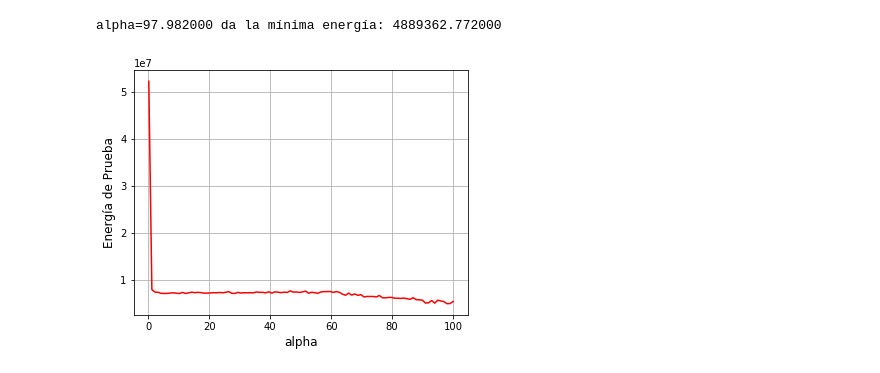
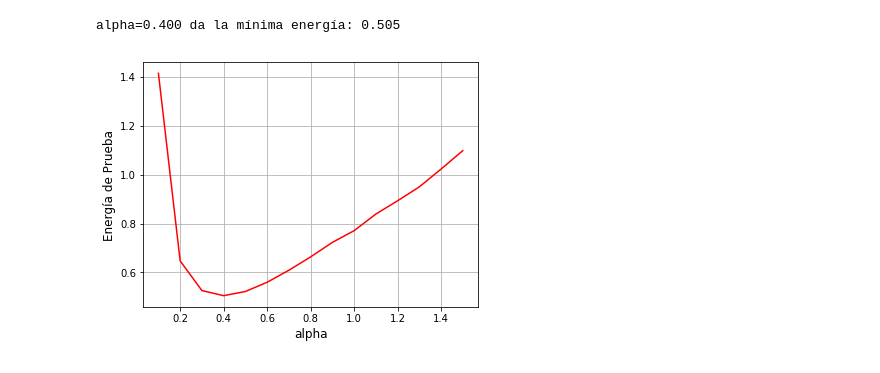
Before and after one commit to eilinlunam/Fisicoquimica-Computacional, a Jupyter notebook: Tarea_7_Metropolis.ipynb, the cells around one changed output. Cells and saved outputs as stored; diff of their text form; code cells hidden in the pictures.

```diff
--- a/Tarea_7_Metropolis.ipynb
+++ b/Tarea_7_Metropolis.ipynb
@@ -45,28 +72 @@ Con:
-# %%
-mu = 1.0  # Masa reducida
-l = 0.0 # Numero cuantico angular
-Z = 1.0 # Masa atómica
-n_samples = 10000
-
-def phi(r, alpha):
-    return np.exp(-alpha*r)
-
-# Implementando montecarlo.
-def Et(alpha, n_samples=n_samples, ls=5.):
-
-    # Integral R*R
-    r=MCMC(n_samples, alpha)
-    f= r**2 * np.exp(-2*alpha*r)
-    fmed=np.sum(f)/len(r)/n_samples
-    int1 = fmed*(ls-0.0)
-
-    # Integral RHR
-    R = np.exp(-alpha*r)
-    d1R = -alpha*np.exp(-alpha*r)
-    d2R = alpha**2 * np.exp(-alpha*r)
-    RHR = r**2 * R * (-1/(2*mu)*(d2R + 2/r*d1R) + l*(l+l)/(2*mu**2)*R - Z/r*R)
-    fmed=np.sum(RHR)*len(r)/n_samples
-    int2 = fmed*(ls-0.0)
-
-    return int2/int1
 # %%
@@ -149,16 +158,22 @@ plt.show()
 # %%
-alphas = np.linspace(0.1,100,100)
+#DEFINIENDO PARAMETROS
+De = 2 # Eh
+beta = 0.5 # a0^(-1)
+m = 1.0  # Masa reducida
+x0 = 0.
+
+alphas = np.linspace(0.1,1.5,15)
 Ets = [Et(alpha) for alpha in alphas]
 
 pos = Ets.index(min(Ets))
-print("alpha=%f da la mínima energía: %f"%(np.round(alphas[pos], 3),
-                                           np.round(Ets[pos], 3)))
+print("alpha=%.3f da la mínima energía: %.3f"%(alphas[pos], Ets[pos]))
+
 plt.figure(figsize=(6,4.5))
 plt.plot(alphas,Ets, 'r')
 plt.xlabel('alpha', fontsize=12)
 plt.ylabel('Energía de Prueba', fontsize=12)
 plt.grid()
 plt.show()
 # %% [output]
-alpha=97.982000 da la mínima energía: 4889362.772000
+alpha=0.400 da la mínima energía: 0.505
-[figure, old version]
+[figure, new version]
```
Also changed, not shown: parts of 10 cells of this notebook, 1 other file.
